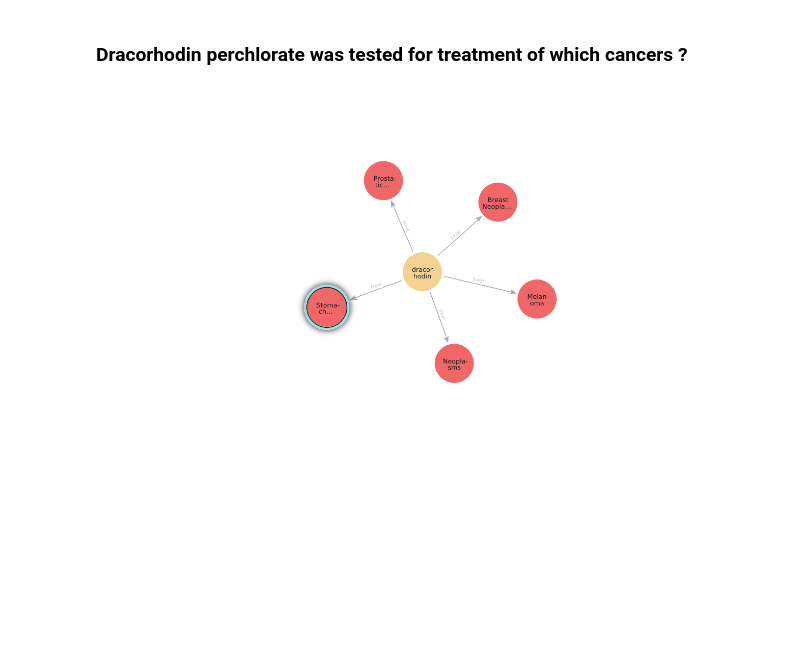
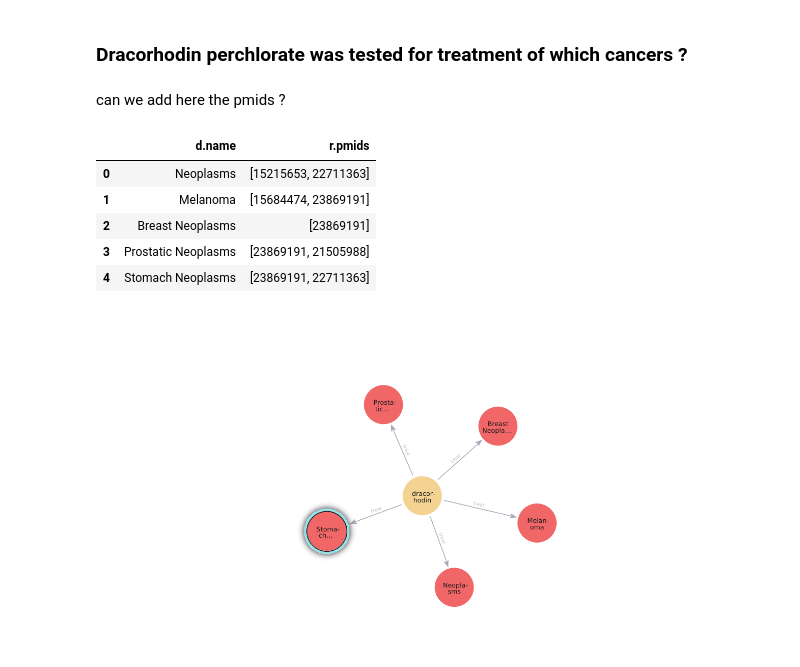
Before and after one commit to idiap/tutorial-biokg-meet-llm, a Jupyter notebook: notebooks/inference_kg_rag.ipynb, the cells around one changed output. Drawn from its saved outputs; the diff is of its cells as text; code cells hidden in the pictures; blank space fills up the shorter version.

```diff
--- a/notebooks/inference_kg_rag.ipynb
+++ b/notebooks/inference_kg_rag.ipynb
@@ -56,15 +60,24 @@ class Neo4jLoader:
 loader = Neo4jLoader(NEO4J_URI, NEO4J_USER, NEO4J_PASSWORD)
 # %% [markdown]
 ### Dracorhodin perchlorate was tested for treatment of which cancers ?
+# %% [markdown]
+can we add here the pmids ?
 # %%
 a_simple_query = """
 MATCH (c:Chemical)-[r:treat]->(d:Disease)
 WHERE 'dracorhodin perchlorate' IN c.alt_names
-RETURN d.name
+RETURN d.name, r.pmids
 """
 loader.execute_query(a_simple_query)
 
 # Can also check with Teplizumab ... We should find Diabetes !
+# %% [output]
+|  | d.name | r.pmids |
+| 0 | Neoplasms | [15215653, 22711363] |
+| 1 | Melanoma | [15684474, 23869191] |
+| 2 | Breast Neoplasms | [23869191] |
+| 3 | Prostatic Neoplasms | [23869191, 21505988] |
+| 4 | Stomach Neoplasms | [23869191, 22711363] |
 # %% [markdown]
 ![image_s1.png](embedded-picture-1)
 # %% [markdown]
```
Also changed, not shown: parts of 49 cells of this notebook, 1 other file.
